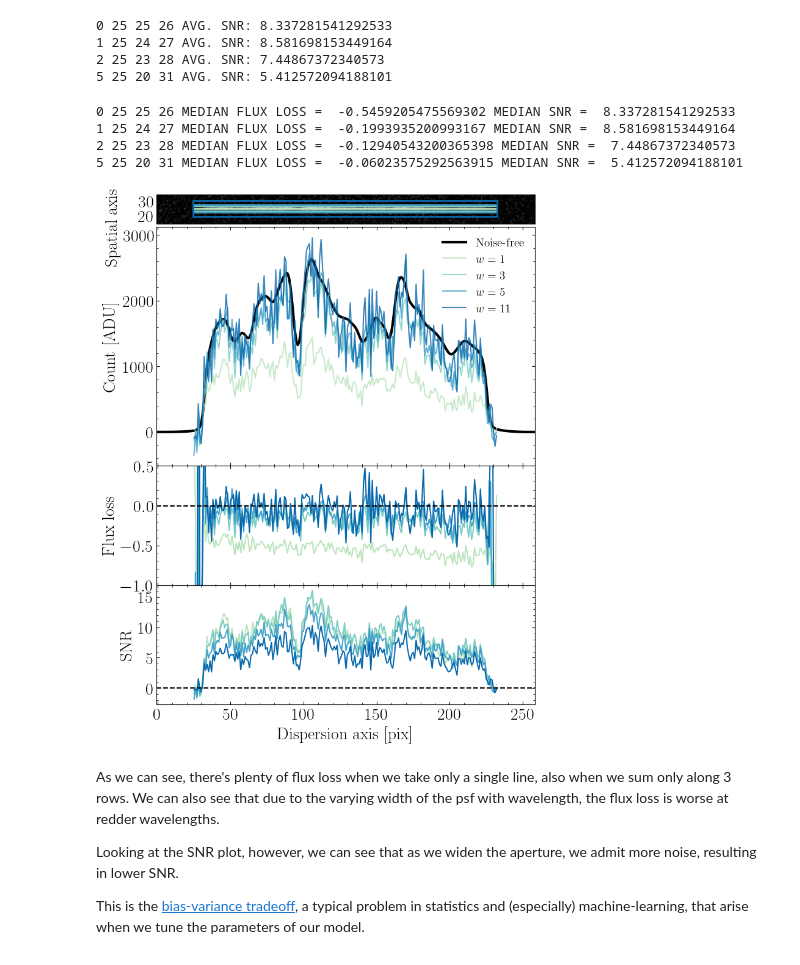
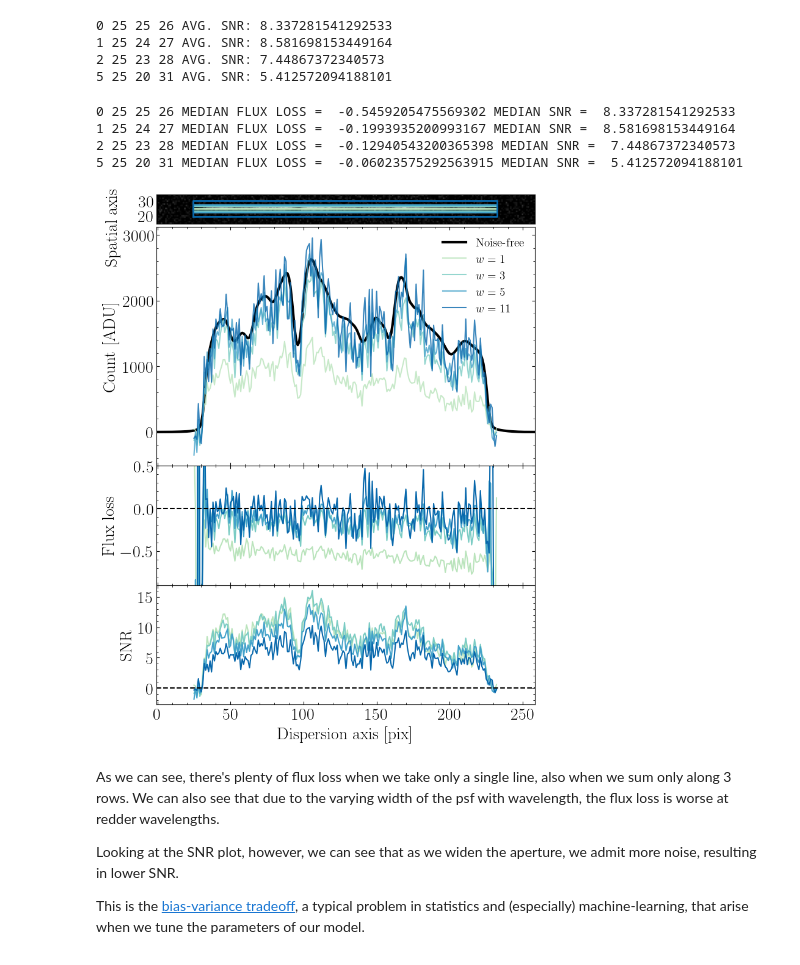
Before and after one commit to sangeetak20/RomanSpectraDataChallenge, a Jupyter notebook: DataChallenge2/prism_demo/prism_1d_spectral_extraction_using_simple_summation_and_optimum_spectral_extraction.ipynb, the cells around one changed output. Drawn from its saved outputs; the diff is of its cells as text; code cells hidden in the pictures.

```diff
--- a/DataChallenge2/prism_demo/prism_1d_spectral_extraction_using_simple_summation_and_optimum_spectral_extraction.ipynb
+++ b/DataChallenge2/prism_demo/prism_1d_spectral_extraction_using_simple_summation_and_optimum_spectral_extraction.ipynb
@@ -304,35 +304,35 @@ axes[1].yaxis.set_minor_locator(ticker.MultipleLocator(200))
 
 ## axes[1].set_ylim(-321.37194664311335, 2900.0)
 
 axes[1].set_ylabel(r'Count [ADU]')
 axes[1].legend(frameon=False, loc='upper right', fontsize='x-small')
 
 axes[2].axhline(linestyle='--', color='k')
 
-axes[2].set_ylim(-1.0, +0.5)
+axes[2].set_ylim(-0.9, +0.5)
 
 axes[2].yaxis.set_major_locator(ticker.MultipleLocator(0.5))
 axes[2].yaxis.set_minor_locator(ticker.MultipleLocator(0.1))
 
 axes[2].set_ylabel(r'Flux loss')
 
 ## axes[3].set_ylim(-2.0, 18.0)
 
 axes[3].set_xlabel(r'Dispersion axis [pix]')
 axes[3].set_ylabel(r'SNR')
 
 axes[3].axhline(linestyle='--', color='k')
 
 dY, dMY = 5.0, 1.0
 
 axes[3].yaxis.set_major_locator(ticker.MultipleLocator(dY))
 axes[3].yaxis.set_minor_locator(ticker.MultipleLocator(dMY))
 # %% [output]
 0 25 25 26 MEDIAN FLUX LOSS =  -0.5459205475569302 MEDIAN SNR =  8.337281541292533
 1 25 24 27 MEDIAN FLUX LOSS =  -0.1993935200993167 MEDIAN SNR =  8.581698153449164
 2 25 23 28 MEDIAN FLUX LOSS =  -0.12940543200365398 MEDIAN SNR =  7.44867372340573
 5 25 20 31 MEDIAN FLUX LOSS =  -0.06023575292563915 MEDIAN SNR =  5.412572094188101
-[figure, old version]
+[figure, new version]
 # %% [markdown]
 As we can see, there's plenty of flux loss when we take only a single line, also when we sum only along 3 rows. We can also see that due to the varying width of the psf with wavelength, the flux loss is worse at redder wavelengths.
 
```
Also changed, not shown: parts of 2 cells of this notebook.
